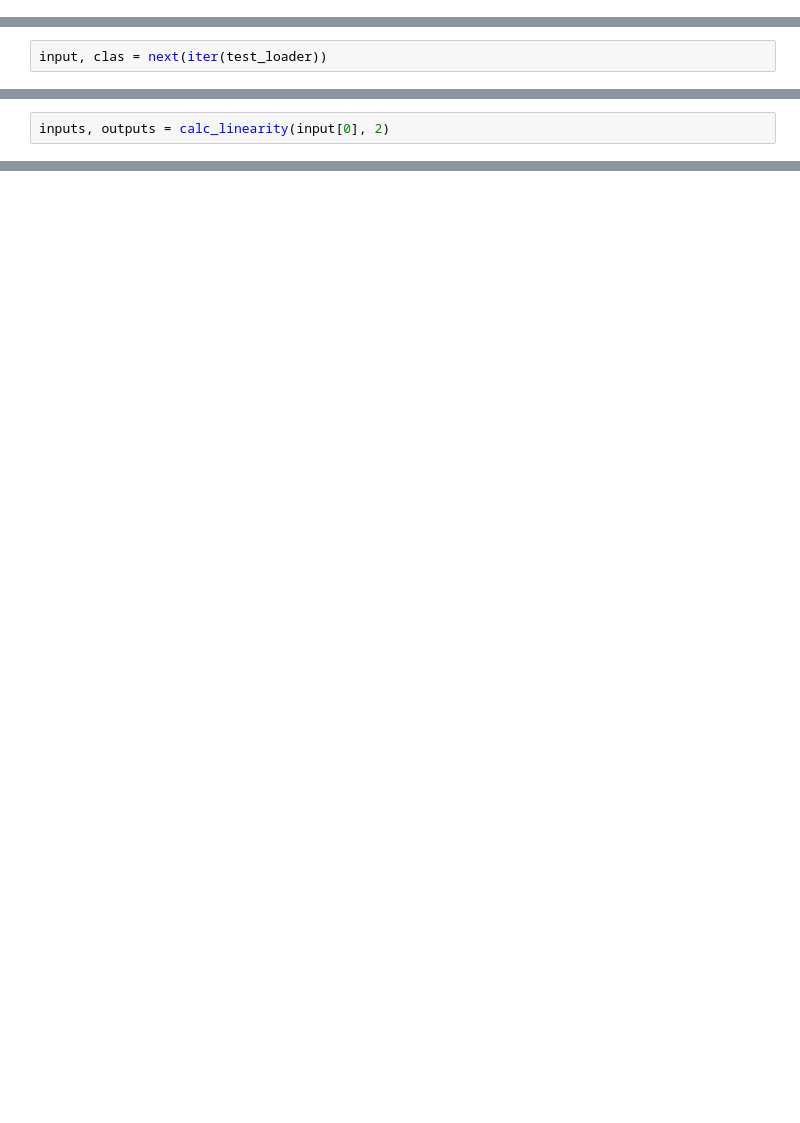
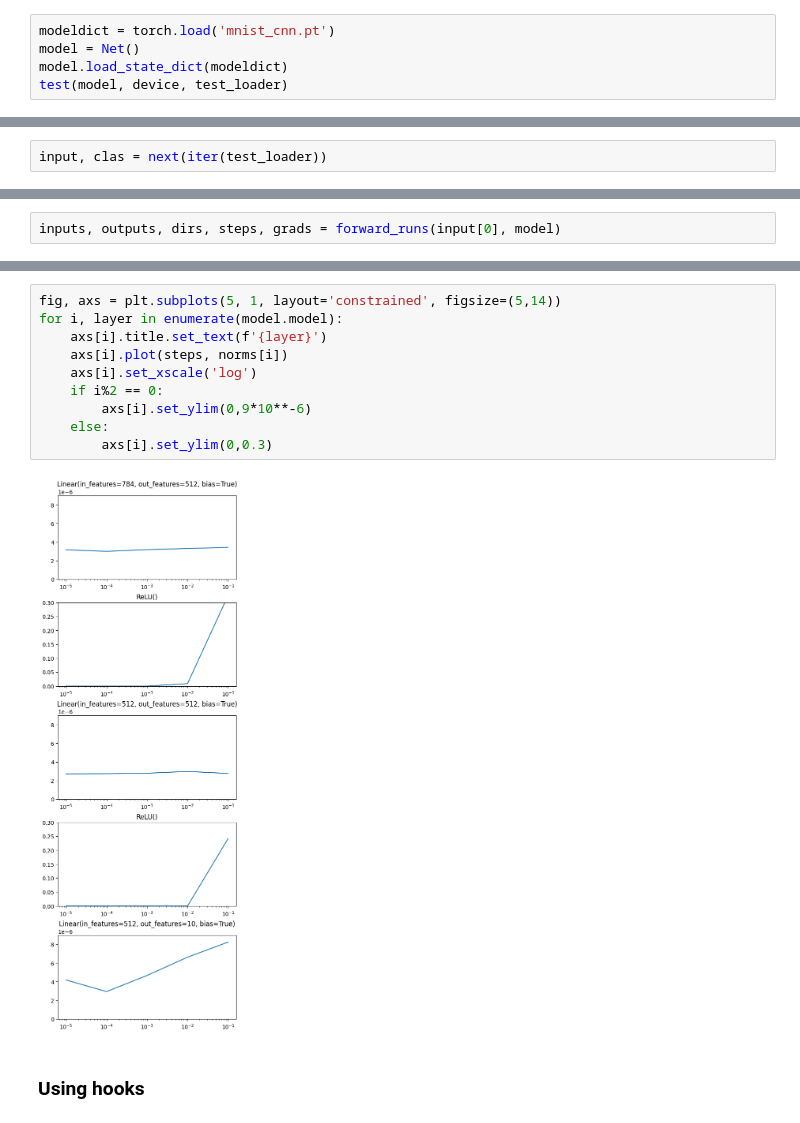
Before and after one commit to teunpe/master_internship, a Jupyter notebook: mlp.ipynb, the cells around one changed output, grey strips where cells are left out. Drawn from its saved outputs; the diff is of its cells as text; blank space fills up the shorter version.

```diff
--- a/mlp.ipynb
+++ b/mlp.ipynb
@@ -158,0 +141,5 @@ model.load_state_dict(modeldict)
+# %%
+modeldict = torch.load('mnist_cnn.pt')
+model = Net()
+model.load_state_dict(modeldict)
+test(model, device, test_loader)
@@ -187,3 +241,3 @@ def calc_linearity(input, layer_index, model=model, relu=[0,1]):
 # %%
-inputs, outputs = calc_linearity(input[0], 2)
+inputs, outputs, dirs, steps, grads = forward_runs(input[0], model)
 # %% [output]
@@ -219,0 +343,14 @@ AttributeError: 'Net' object has no attribute 'layer'
+# %%
+fig, axs = plt.subplots(5, 1, layout='constrained', figsize=(5,14))
+for i, layer in enumerate(model.model):
+    axs[i].title.set_text(f'{layer}')
+    axs[i].plot(steps, norms[i])
+    axs[i].set_xscale('log')
+    if i%2 == 0:
+        axs[i].set_ylim(0,9*10**-6)
+    else:
+        axs[i].set_ylim(0,0.3)
+# %% [output]
+[figure, added]
+# %% [markdown]
+### Using hooks
```
Also changed, not shown: parts of 27 cells of this notebook.
